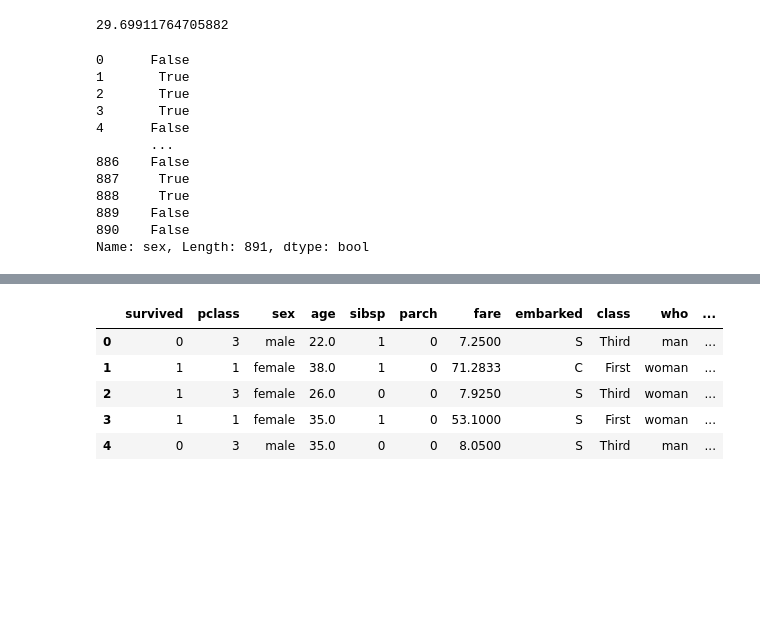
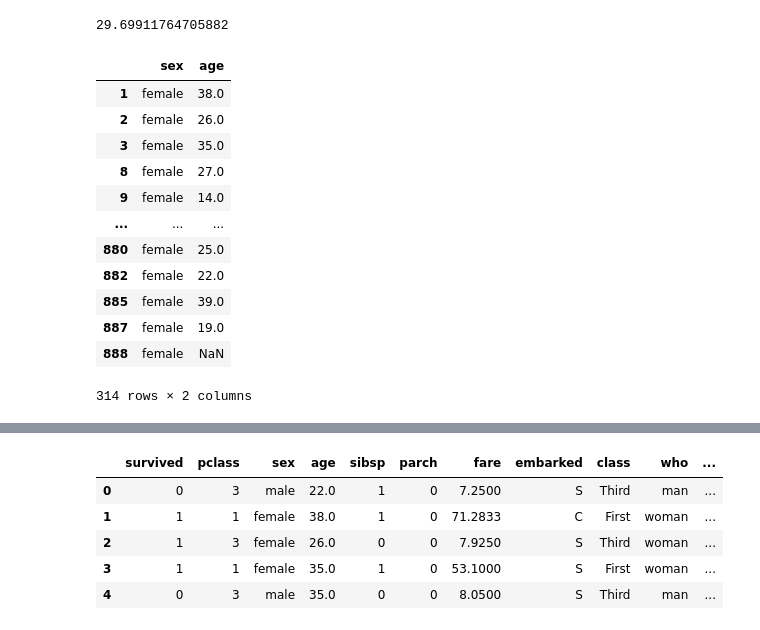
Before and after one commit to 77sanghoon/WASSUP, a Jupyter notebook: 03_Data_Preprocessing/03.04_Pandas 데이터프레임 데이터 조작.ipynb, the cells around one changed output, grey strips where cells are left out. Saved outputs shown, nothing was run; the diff lists cells and outputs as text; code cells hidden in the pictures; blank space fills up the shorter version.

```diff
--- a/03_Data_Preprocessing/03.04_Pandas 데이터프레임 데이터 조작.ipynb
+++ b/03_Data_Preprocessing/03.04_Pandas 데이터프레임 데이터 조작.ipynb
@@ -576,0 +544,4 @@ titanic
+# %%
+import seaborn as sns
+titanic = sns.load_dataset("titanic")
+titanic
@@ -579,18 +564,19 @@ titanic['age'].mean()
 # %% [output]
 29.69911764705882
 # %%
-titanic['sex'] == 'female'
+titanic[['sex', 'age']][titanic.sex == 'female']
 # %% [output]
+|  | sex | age |
+| 1 | female | 38.0 |
+| 2 | female | 26.0 |
+| 3 | female | 35.0 |
+| 8 | female | 27.0 |
+| 9 | female | 14.0 |
+| ... | ... | ... |
+| 880 | female | 25.0 |
+| 882 | female | 22.0 |
+| 885 | female | 39.0 |
+| 887 | female | 19.0 |
+| 888 | female | NaN |
-0      False
-1       True
-2       True
-3       True
-4      False
-       ...
-886    False
-887     True
-888     True
-889    False
-890    False
-Name: sex, Length: 891, dtype: bool
+314 rows × 2 columns
 # %%
```
Also changed, not shown: parts of 68 cells of this notebook, 1 other file.
